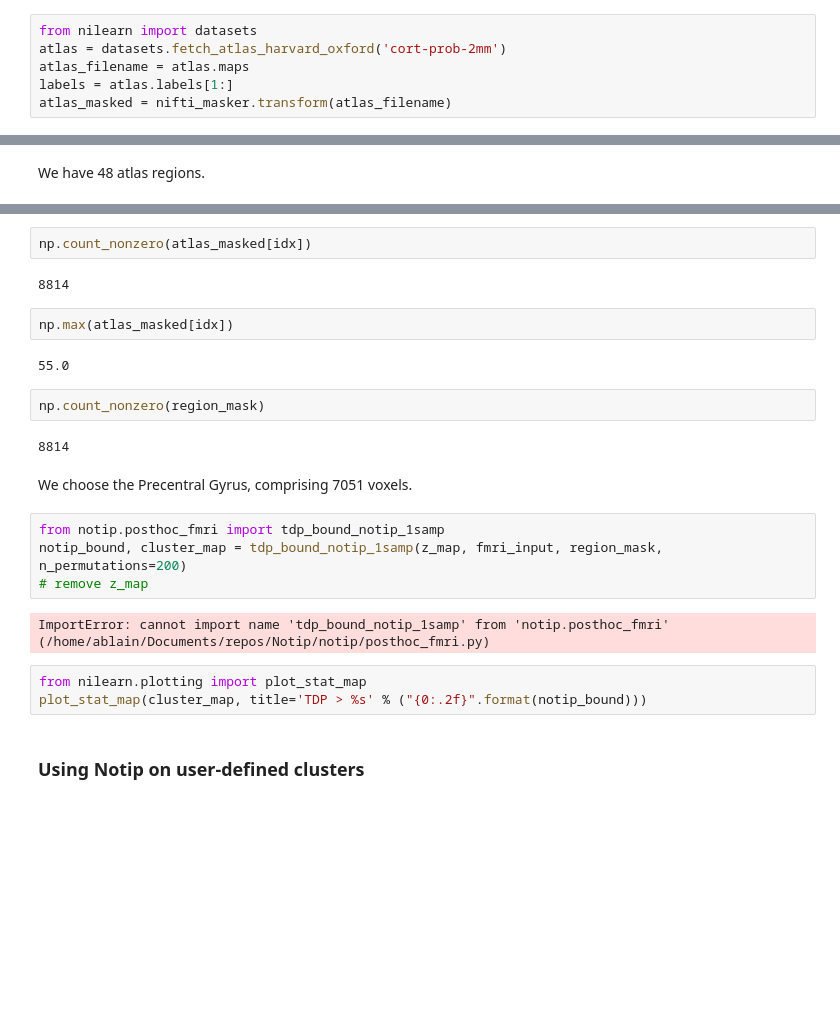
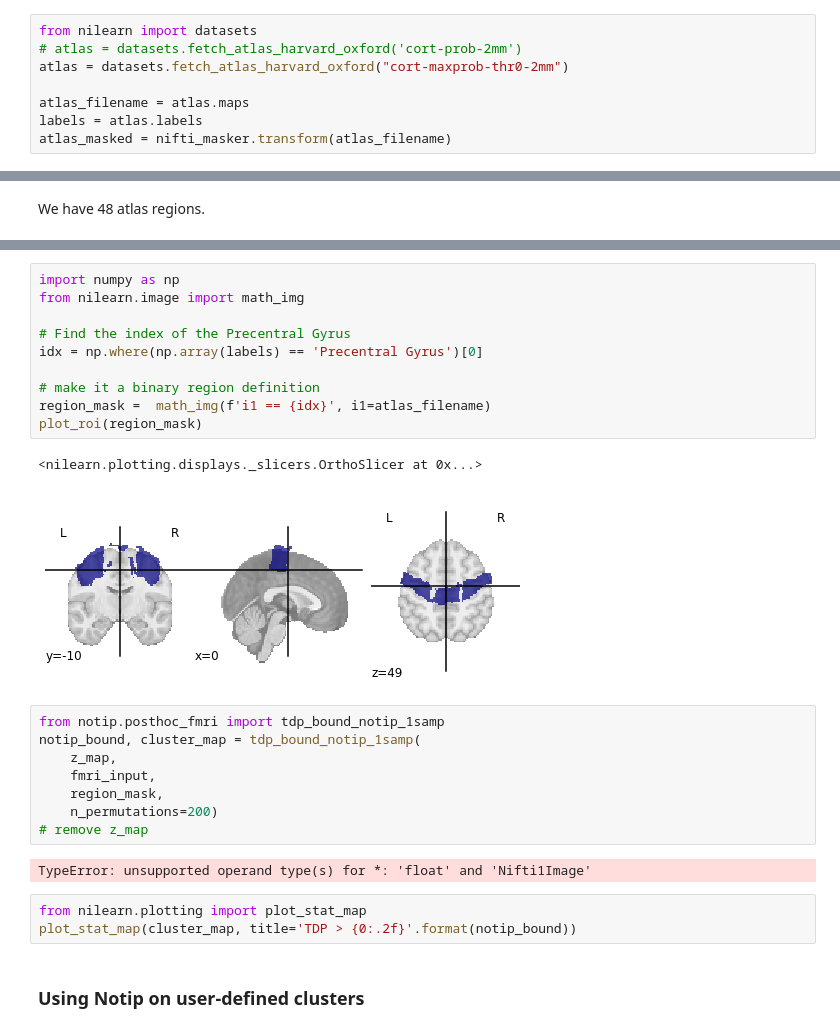
Before and after one commit to alexblnn/Notip, a Jupyter notebook: notebooks/notip_ohbm_v2.ipynb, the cells around one changed output, grey strips where cells are left out. Saved outputs shown, nothing was run; the diff lists cells and outputs as text; blank space fills up the shorter version.

```diff
--- a/notebooks/notip_ohbm_v2.ipynb
+++ b/notebooks/notip_ohbm_v2.ipynb
@@ -141,6 +162,8 @@ get_clusters_table_TDP_1samp(
 # %%
 from nilearn import datasets
-atlas = datasets.fetch_atlas_harvard_oxford('cort-prob-2mm')
+# atlas = datasets.fetch_atlas_harvard_oxford('cort-prob-2mm')
+atlas = datasets.fetch_atlas_harvard_oxford("cort-maxprob-thr0-2mm")
+
 atlas_filename = atlas.maps
-labels = atlas.labels[1:]
+labels = atlas.labels
 atlas_masked = nifti_masker.transform(atlas_filename)
@@ -188,26 +192,29 @@ labels[idx]
-# %%
-np.count_nonzero(atlas_masked[idx])
-# %% [output]
-8814
-# %%
-np.max(atlas_masked[idx])
-# %% [output]
-55.0
-# %%
-np.count_nonzero(region_mask)
-# %% [output]
-8814
-# %% [markdown]
-We choose the Precentral Gyrus, comprising 7051 voxels.
+# %%
+import numpy as np
+from nilearn.image import math_img
+
+# Find the index of the Precentral Gyrus
+idx = np.where(np.array(labels) == 'Precentral Gyrus')[0]
+
+# make it a binary region definition
+region_mask =  math_img(f'i1 == {idx}', i1=atlas_filename)
+plot_roi(region_mask)
+# %% [output]
+<nilearn.plotting.displays._slicers.OrthoSlicer at 0x...>
+[figure, added]
 # %%
 from notip.posthoc_fmri import tdp_bound_notip_1samp
-notip_bound, cluster_map = tdp_bound_notip_1samp(z_map, fmri_input, region_mask, n_permutations=200)
+notip_bound, cluster_map = tdp_bound_notip_1samp(
+    z_map,
+    fmri_input,
+    region_mask,
+    n_permutations=200)
 # remove z_map
 # %% [output]
-ImportError: cannot import name 'tdp_bound_notip_1samp' from 'notip.posthoc_fmri' (/home/ablain/Documents/repos/Notip/notip/posthoc_fmri.py)
+TypeError: unsupported operand type(s) for *: 'float' and 'Nifti1Image'
 # %%
 from nilearn.plotting import plot_stat_map
-plot_stat_map(cluster_map, title='TDP > %s' % ("{0:.2f}".format(notip_bound)))
+plot_stat_map(cluster_map, title='TDP > {0:.2f}'.format(notip_bound))
 # %% [markdown]
 ### Using Notip on user-defined clusters
 # %% [markdown]
```
Also changed, not shown: parts of 21 cells of this notebook.
